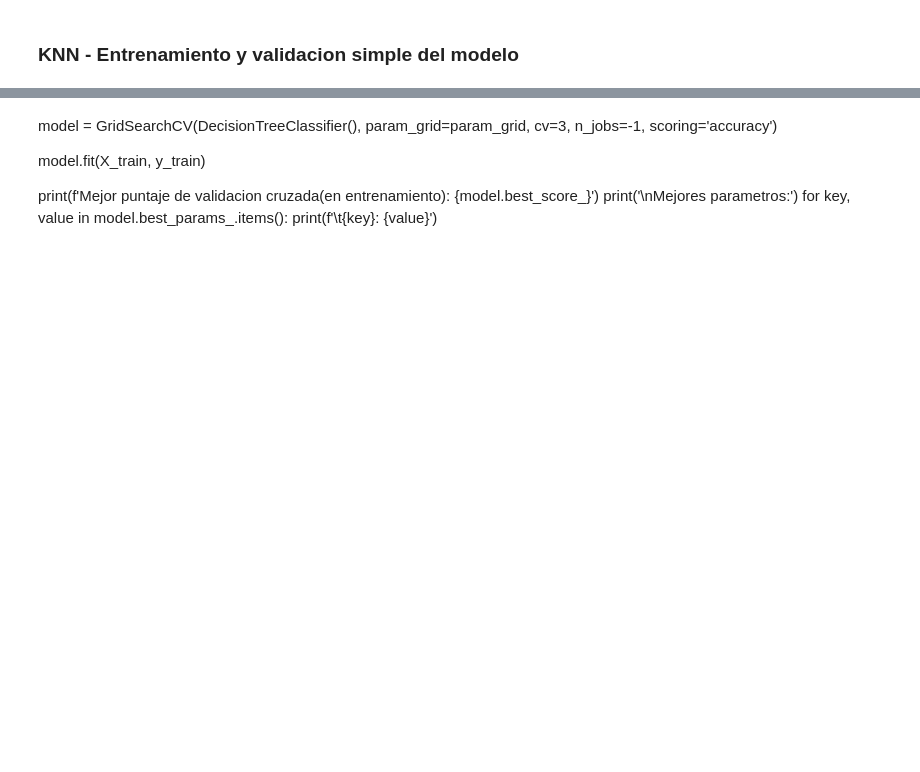
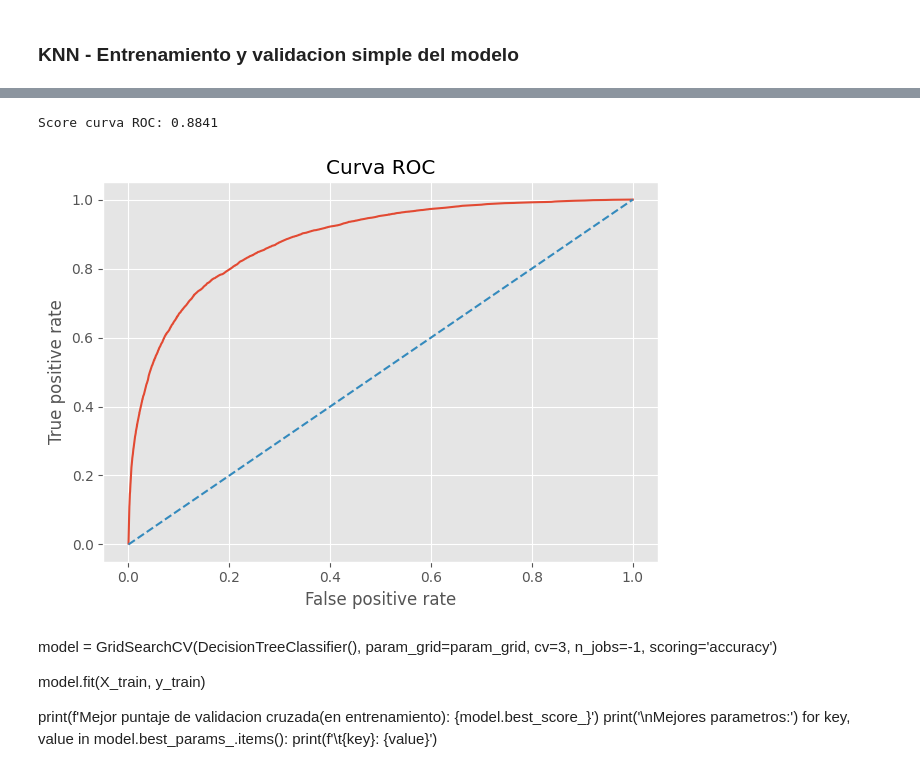
Before and after one commit to arielRas/KaggleCompetition-Coder52295, a Jupyter notebook: Model.ipynb, the cells around one changed output, grey strips where cells are left out. Saved outputs shown, nothing was run; the diff lists cells and outputs as text; code cells hidden in the pictures; blank space fills up the shorter version.

```diff
--- a/Model.ipynb
+++ b/Model.ipynb
@@ -121,23 +124,0 @@ Metrics().plot_roc_curve(y_test, y_prob)
-# %%
-#NORMALIZACION
-from sklearn.preprocessing import StandardScaler
-
-#LISTA DE VARIABLES A NORMALIZAR
-vars = ['CreditScore','Age','Balance','EstimatedSalary']
-
-#INSTANCIA DEL MODELO Y TRANSOFRMACION
-std_vars = StandardScaler().fit_transform(df[vars])
-
-#SE CREA DATAFRAME COMPLEMETARIO
-std_vars = pd.DataFrame(std_vars, columns=vars)
-
-#SELECCION DE VARIABLES
-vars = ['France','Germany','NumOfProducts','IsActiveMember']
-
-#VARIABLES PREDICTIVAS
-x = pd.concat([df[vars], std_vars], axis=1)
-
-#VARIABLE OBJETIVO
-y = df.Exited
-
-X_train, X_test, y_train, y_test = train_test_split(x, y, test_size=0.33, stratify=y, random_state=42)
@@ -197,3 +176,14 @@ model.best_score_
+# %%
+#SCORE CURVA ROC
+y_prob = model.predict_proba(X_test)[:,1]
+print(f'Score curva ROC: {roc_auc_score(y_test, y_prob):.4f}')
+# %% [output]
+Score curva ROC: 0.8841
+# %%
+#PLOT CURVE ROC
+Metrics().plot_roc_curve(y_test, y_prob)
+# %% [output]
+[figure, added]
 # %% [markdown]
 model = GridSearchCV(DecisionTreeClassifier(),
                      param_grid=param_grid,
```
Also changed, not shown: parts of 21 cells of this notebook.
